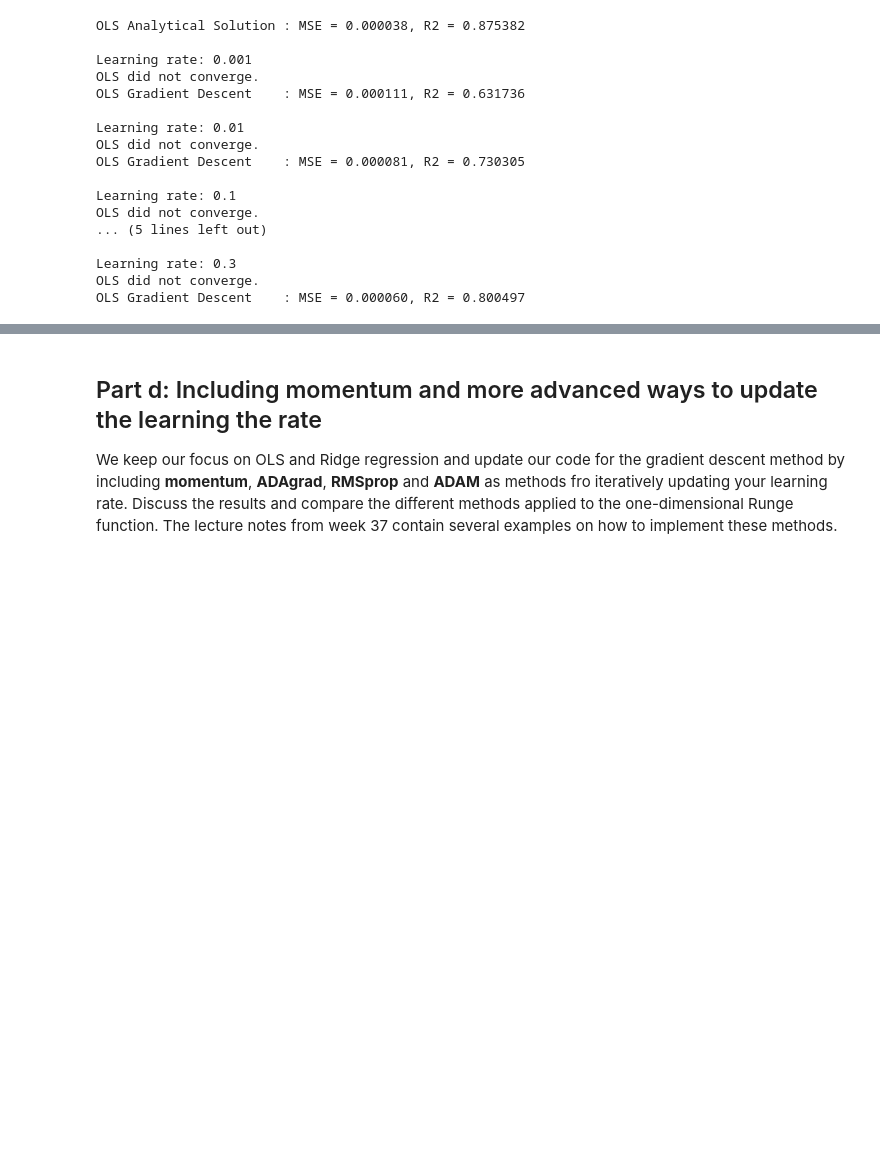
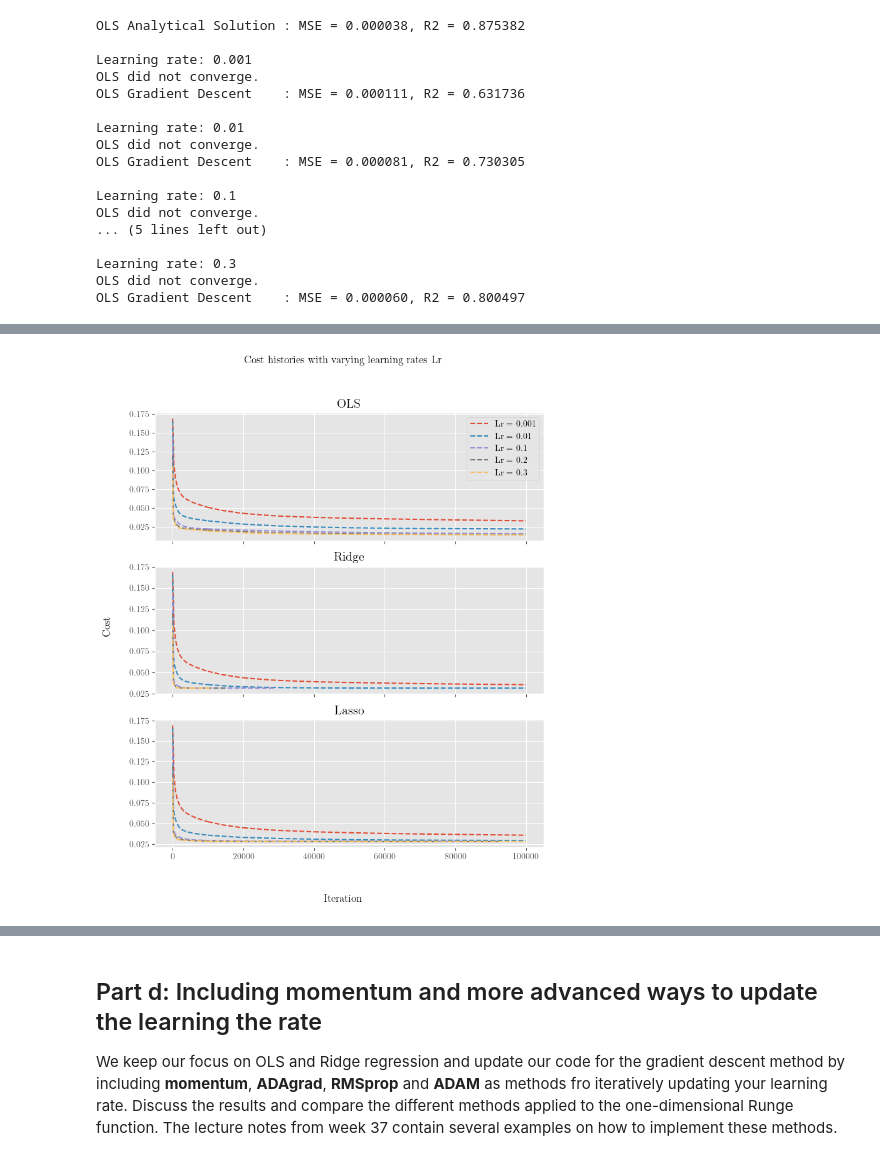
Before and after one commit to kjes4pres/Project_1_FYSSTK, a Jupyter notebook: Code/c_and_d_and_e.ipynb, the cells around one changed output, grey strips where cells are left out. Drawn from its saved outputs; the diff is of its cells as text; code cells hidden in the pictures; blank space fills up the shorter version.

```diff
--- a/Code/c_and_d_and_e.ipynb
+++ b/Code/c_and_d_and_e.ipynb
@@ -271,0 +200,19 @@ plt.show()
+# %%
+
+# Gradient descent solution
+cost_histories_lasso = []
+pred_lasso = []
+mses_lasso = []
+r2s_lasso  = []
+for i in learning_rate:
+    print(f"Learning rate: {i}")
+    theta_gd_lasso, cost_history_lasso = gradient_descent_lasso(X_train, y_train, lambda_, i, n_iterations, tolerance, use_tol)
+    y_pred_gd_lasso = X_test @ theta_gd_lasso
+    mse_gd_lasso    = MSE(y_test, y_pred_gd_lasso)
+    r2_gd_lasso     = R2(y_test, y_pred_gd_lasso)
+    pred_lasso.append(y_pred_gd_lasso)
+    cost_histories_lasso.append(cost_history_lasso)
+    mses_lasso.append(mse_gd_lasso)
+    r2s_lasso.append(r2_gd_lasso)
+    # Print results
+    print(f"Ridge Gradient Descent:    MSE = {mse_gd_lasso:.6f}, R2 = {r2_gd_lasso:.6f}")
@@ -271,0 +232,29 @@ plt.show()
+# %%
+fig, ax = plt.subplots(3,1,sharex=True)
+fig.set_size_inches(8, 9)
+
+ax[2].plot(cost_histories_lasso[0],  linestyle='--')
+ax[2].plot(cost_histories_lasso[1],  linestyle='--')
+ax[2].plot(cost_histories_lasso[2],  linestyle='--')
+ax[2].plot(cost_histories_lasso[3],  linestyle='--')
+ax[2].plot(cost_histories_lasso[4],  linestyle='--')
+ax[1].plot(cost_histories_ridge[0],  linestyle='--')
+ax[1].plot(cost_histories_ridge[1],  linestyle='--')
+ax[1].plot(cost_histories_ridge[2],  linestyle='--')
+ax[1].plot(cost_histories_ridge[3],  linestyle='--')
+ax[1].plot(cost_histories_ridge[4],  linestyle='--')
+ax[0].plot(cost_histories_ols[0], label='Lr = 0.001',  linestyle='--')
+ax[0].plot(cost_histories_ols[1], label='Lr = 0.01',  linestyle='--')
+ax[0].plot(cost_histories_ols[2], label='Lr = 0.1',  linestyle='--')
+ax[0].plot(cost_histories_ols[3], label='Lr = 0.2',  linestyle='--')
+ax[0].plot(cost_histories_ols[4], label='Lr = 0.3',  linestyle='--')
+ax[0].legend()
+fig.supxlabel("Iteration")
+fig.supylabel("Cost")
+fig.suptitle("Cost histories with varying learning rates Lr")
+ax[2].set_title("Lasso")
+ax[1].set_title("Ridge")
+ax[0].set_title("OLS")
+plt.savefig(out_dir / "GD_all_cost_dlr.pdf" , dpi=200, bbox_inches="tight")
+# %% [output]
+[figure, added]
```
Also changed, not shown: parts of 15 cells of this notebook, 2 other files.
